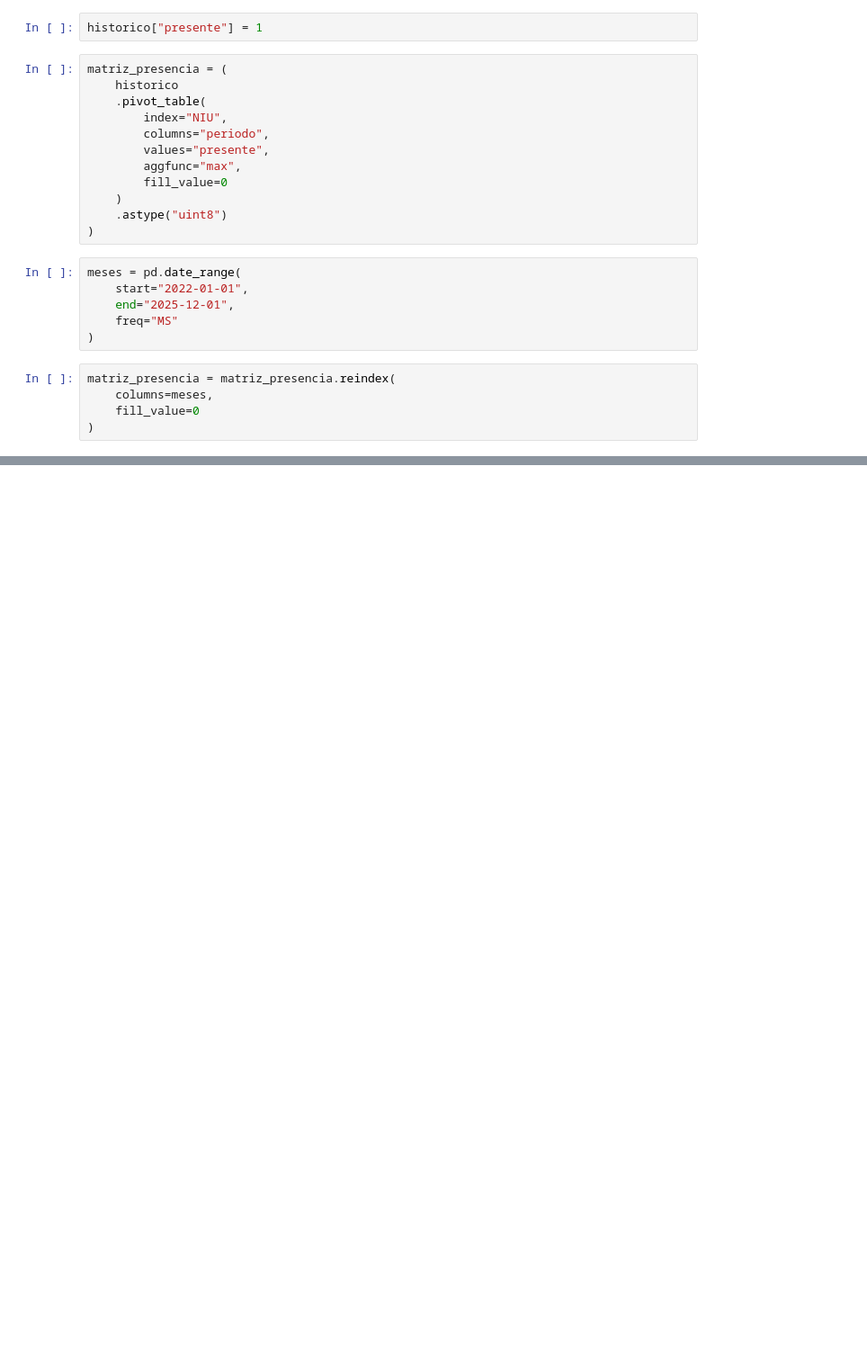
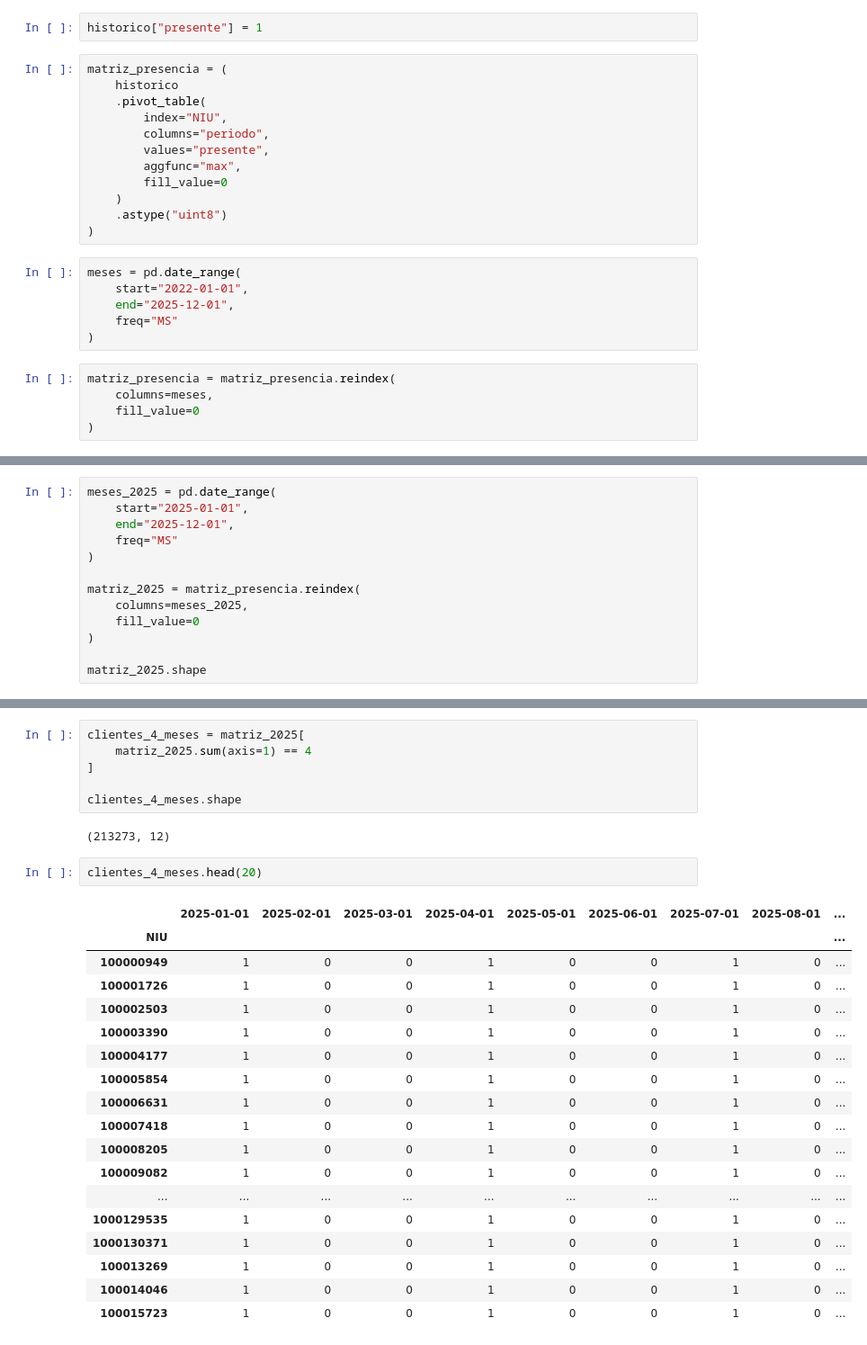
Before and after one commit to JeimmyValderrama/ProyectoEBSA, a Jupyter notebook: Exploracion_inicial.ipynb, the cells around one changed output, grey strips where cells are left out. Shown at 90% size. Saved outputs shown, nothing was run; the diff lists cells and outputs as text; blank space fills up the shorter version.

```diff
--- a/Exploracion_inicial.ipynb
+++ b/Exploracion_inicial.ipynb
@@ -372,0 +313,13 @@ matriz_presencia.shape
+# %%
+meses_2025 = pd.date_range(
+    start="2025-01-01",
+    end="2025-12-01",
+    freq="MS"
+)
+
+matriz_2025 = matriz_presencia.reindex(
+    columns=meses_2025,
+    fill_value=0
+)
+
+matriz_2025.shape
@@ -372,0 +393,29 @@ matriz_presencia.shape
+# %%
+clientes_4_meses = matriz_2025[
+    matriz_2025.sum(axis=1) == 4
+]
+
+clientes_4_meses.shape
+# %% [output]
+(213273, 12)
+# %%
+clientes_4_meses.head(20)
+# %% [output]
+|  | 2025-01-01 | 2025-02-01 | 2025-03-01 | 2025-04-01 | 2025-05-01 | 2025-06-01 | 2025-07-01 | 2025-08-01 | ... |
+| NIU |  |  |  |  |  |  |  |  | ... |
+| 100000949 | 1 | 0 | 0 | 1 | 0 | 0 | 1 | 0 | ... |
+| 100001726 | 1 | 0 | 0 | 1 | 0 | 0 | 1 | 0 | ... |
+| 100002503 | 1 | 0 | 0 | 1 | 0 | 0 | 1 | 0 | ... |
+| 100003390 | 1 | 0 | 0 | 1 | 0 | 0 | 1 | 0 | ... |
+| 100004177 | 1 | 0 | 0 | 1 | 0 | 0 | 1 | 0 | ... |
+| 100005854 | 1 | 0 | 0 | 1 | 0 | 0 | 1 | 0 | ... |
+| 100006631 | 1 | 0 | 0 | 1 | 0 | 0 | 1 | 0 | ... |
+| 100007418 | 1 | 0 | 0 | 1 | 0 | 0 | 1 | 0 | ... |
+| 100008205 | 1 | 0 | 0 | 1 | 0 | 0 | 1 | 0 | ... |
+| 100009082 | 1 | 0 | 0 | 1 | 0 | 0 | 1 | 0 | ... |
+| ... | ... | ... | ... | ... | ... | ... | ... | ... | ... |
+| 1000129535 | 1 | 0 | 0 | 1 | 0 | 0 | 1 | 0 | ... |
+| 1000130371 | 1 | 0 | 0 | 1 | 0 | 0 | 1 | 0 | ... |
+| 100013269 | 1 | 0 | 0 | 1 | 0 | 0 | 1 | 0 | ... |
+| 100014046 | 1 | 0 | 0 | 1 | 0 | 0 | 1 | 0 | ... |
+| 100015723 | 1 | 0 | 0 | 1 | 0 | 0 | 1 | 0 | ... |
```
Also changed, not shown: parts of 28 cells of this notebook.
